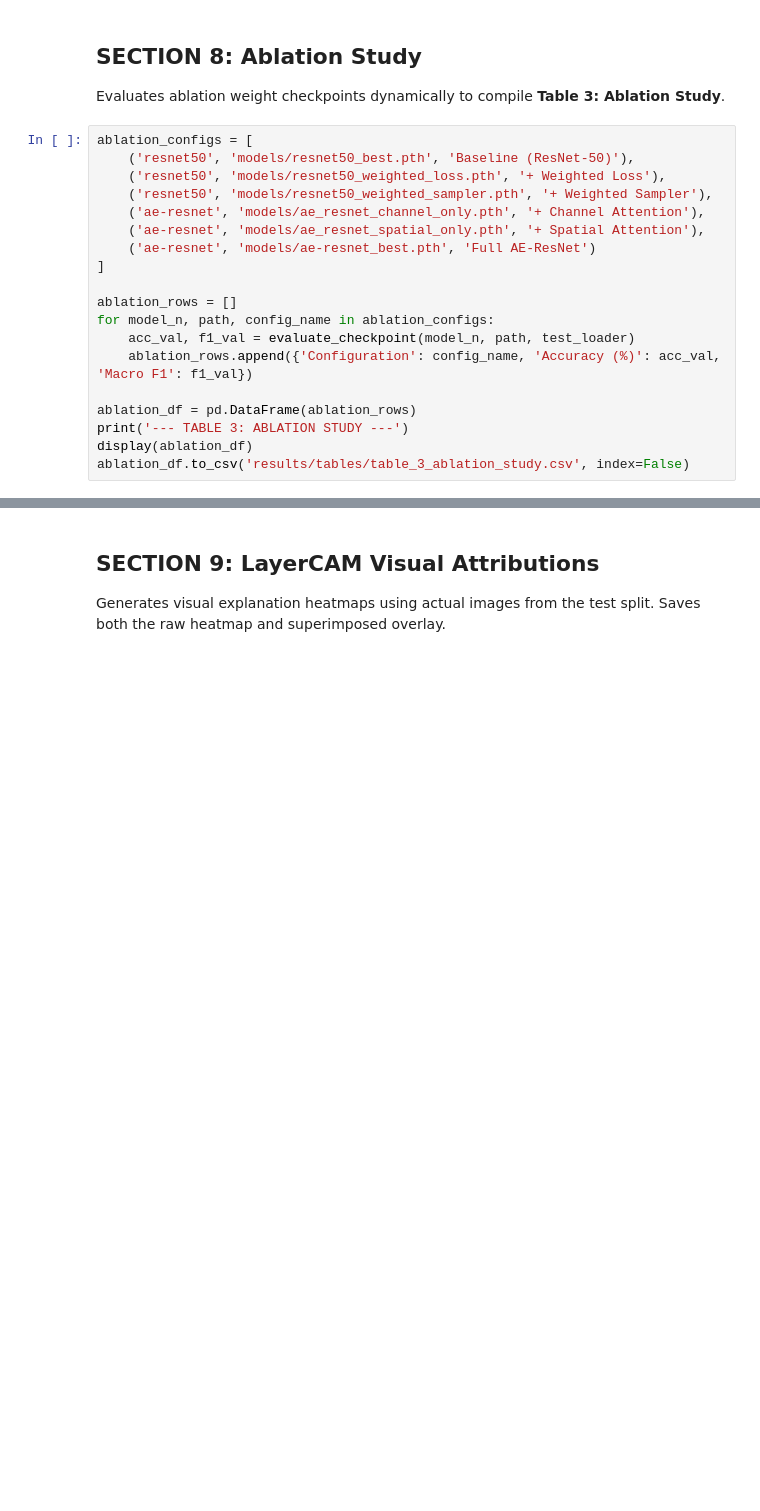
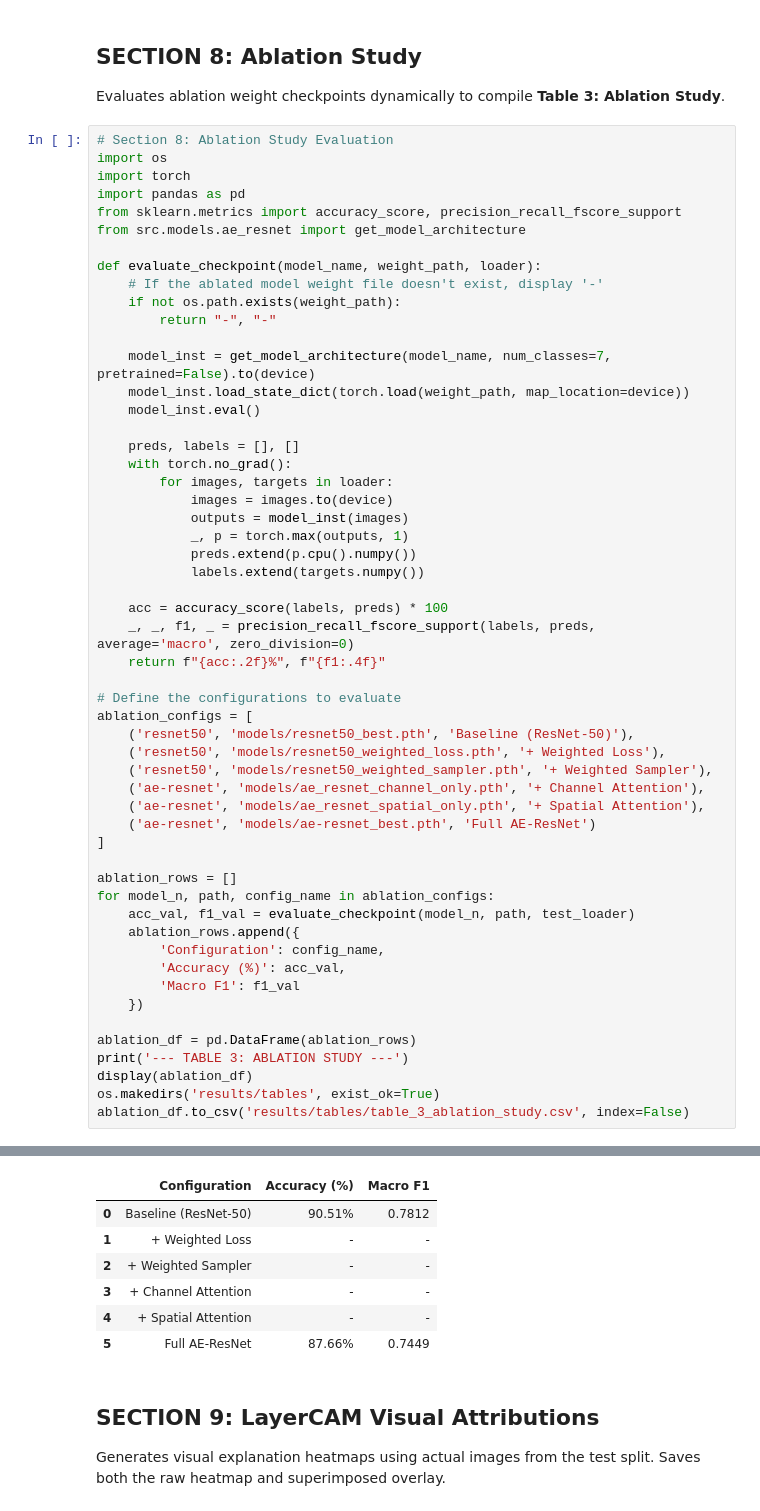
Before and after one commit to Gnanapravallika/retinal-oct-ae-resnet, a Jupyter notebook: AE_ResNet_Project.ipynb, the cells around one changed output, grey strips where cells are left out. Cells and saved outputs as stored; diff of their text form; blank space fills up the shorter version.

```diff
--- a/AE_ResNet_Project.ipynb
+++ b/AE_ResNet_Project.ipynb
@@ -302,6 +408,36 @@ if best_preds is not None:
 ## SECTION 8: Ablation Study
 Evaluates ablation weight checkpoints dynamically to compile **Table 3: Ablation Study**.
 # %%
+# Section 8: Ablation Study Evaluation
+import os
+import torch
+import pandas as pd
+from sklearn.metrics import accuracy_score, precision_recall_fscore_support
+from src.models.ae_resnet import get_model_architecture
+
+def evaluate_checkpoint(model_name, weight_path, loader):
+    # If the ablated model weight file doesn't exist, display '-'
+    if not os.path.exists(weight_path):
+        return "-", "-"
+
+    model_inst = get_model_architecture(model_name, num_classes=7, pretrained=False).to(device)
+    model_inst.load_state_dict(torch.load(weight_path, map_location=device))
+    model_inst.eval()
+
+    preds, labels = [], []
+    with torch.no_grad():
+        for images, targets in loader:
+            images = images.to(device)
+            outputs = model_inst(images)
+            _, p = torch.max(outputs, 1)
+            preds.extend(p.cpu().numpy())
+            labels.extend(targets.numpy())
+
+    acc = accuracy_score(labels, preds) * 100
+    _, _, f1, _ = precision_recall_fscore_support(labels, preds, average='macro', zero_division=0)
+    return f"{acc:.2f}%", f"{f1:.4f}"
+
+# Define the configurations to evaluate
 ablation_configs = [
     ('resnet50', 'models/resnet50_best.pth', 'Baseline (ResNet-50)'),
     ('resnet50', 'models/resnet50_weighted_loss.pth', '+ Weighted Loss'),
@@ -314,9 +450,15 @@ ablation_configs = [
 ablation_rows = []
 for model_n, path, config_name in ablation_configs:
     acc_val, f1_val = evaluate_checkpoint(model_n, path, test_loader)
-    ablation_rows.append({'Configuration': config_name, 'Accuracy (%)': acc_val, 'Macro F1': f1_val})
+    ablation_rows.append({
+        'Configuration': config_name,
+        'Accuracy (%)': acc_val,
+        'Macro F1': f1_val
+    })
 
 ablation_df = pd.DataFrame(ablation_rows)
 print('--- TABLE 3: ABLATION STUDY ---')
 display(ablation_df)
+os.makedirs('results/tables', exist_ok=True)
 ablation_df.to_csv('results/tables/table_3_ablation_study.csv', index=False)
+# %% [output]
@@ -323,3 +466,10 @@ ablation_df.to_csv('results/tables/table_3_ablation_study.csv', index=False)
+|  | Configuration | Accuracy (%) | Macro F1 |
+| 0 | Baseline (ResNet-50) | 90.51% | 0.7812 |
+| 1 | + Weighted Loss | - | - |
+| 2 | + Weighted Sampler | - | - |
+| 3 | + Channel Attention | - | - |
+| 4 | + Spatial Attention | - | - |
+| 5 | Full AE-ResNet | 87.66% | 0.7449 |
 # %% [markdown]
 ## SECTION 9: LayerCAM Visual Attributions
 Generates visual explanation heatmaps using actual images from the test split. Saves both the raw heatmap and superimposed overlay.
```
Also changed, not shown: parts of 18 cells of this notebook.
